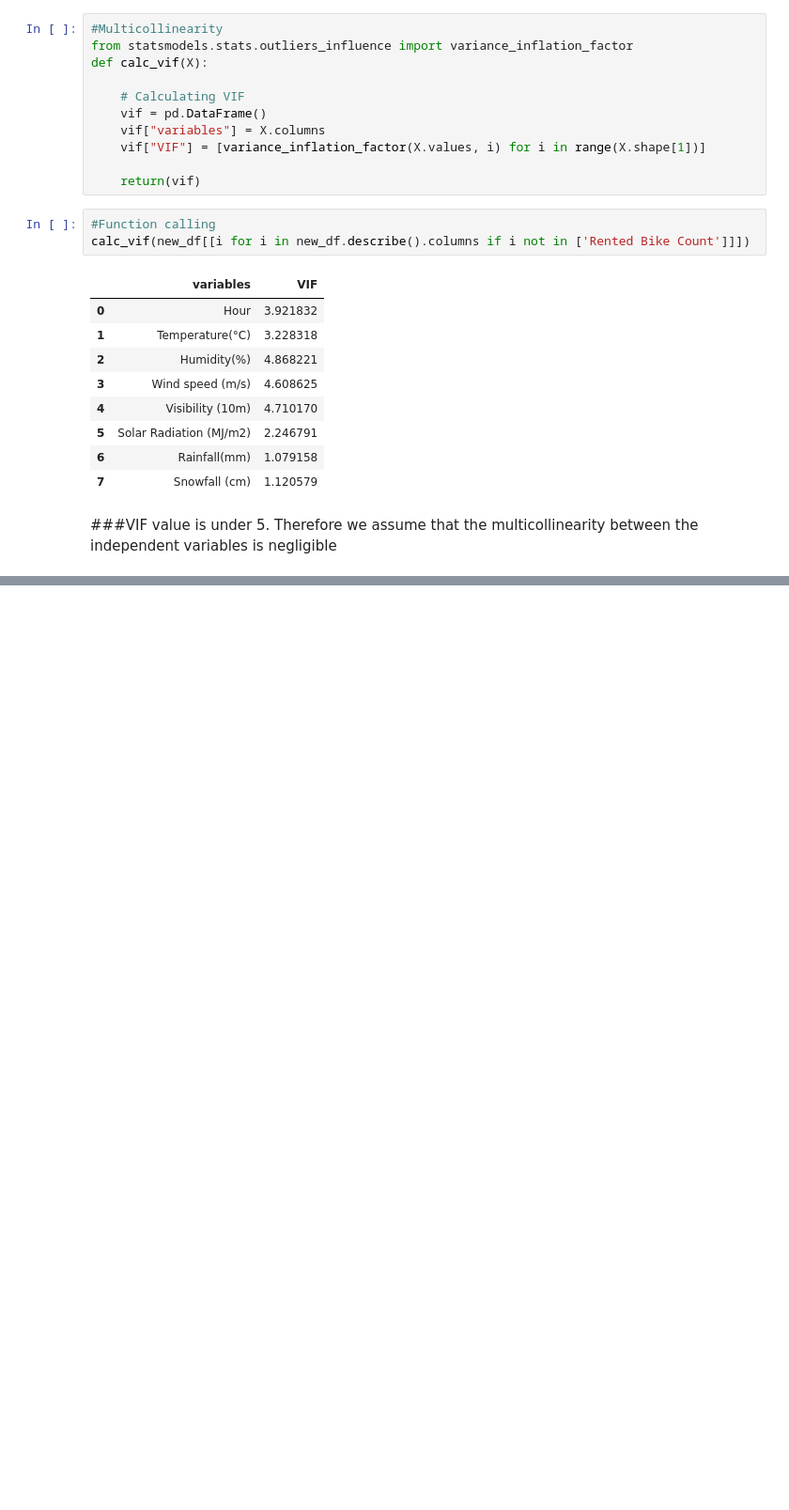
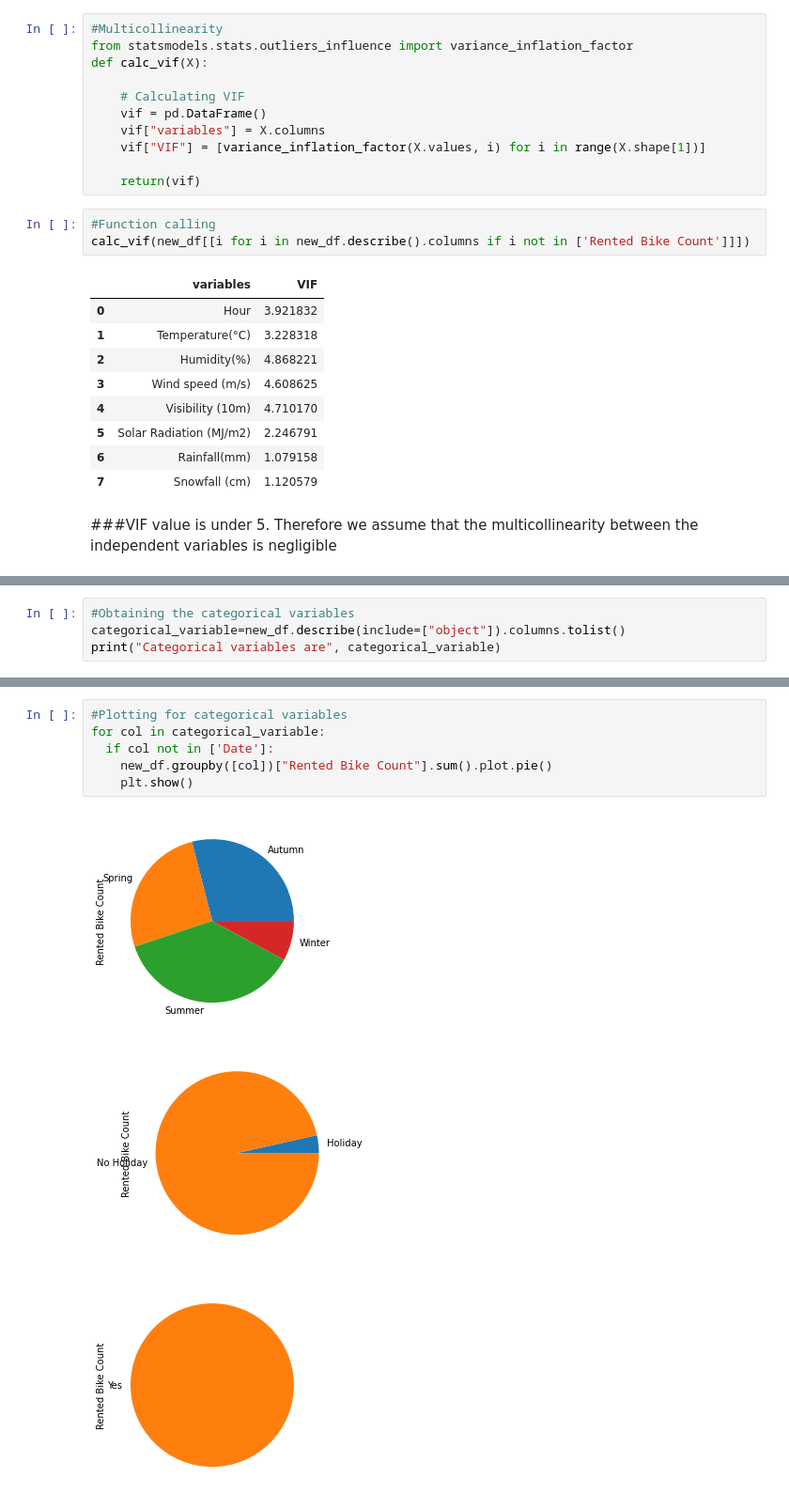
Before and after one commit to manjusreekc/Regression-Bike-Sharing-Demand-Prediction., a Jupyter notebook: Regression_Bike_Sharing_Demand_Prediction_Capstone_Project.ipynb, the cells around one changed output, grey strips where cells are left out. Shown: that part at 94% size. Cells and saved outputs as stored; diff of their text form; blank space fills up the shorter version.

```diff
--- a/Regression_Bike_Sharing_Demand_Prediction_Capstone_Project.ipynb
+++ b/Regression_Bike_Sharing_Demand_Prediction_Capstone_Project.ipynb
@@ -266,0 +287,4 @@ calc_vif(new_df[[i for i in new_df.describe().columns if i not in ['Rented Bike
+# %%
+#Obtaining the categorical variables
+categorical_variable=new_df.describe(include=["object"]).columns.tolist()
+print("Categorical variables are", categorical_variable)
@@ -266,0 +309,10 @@ calc_vif(new_df[[i for i in new_df.describe().columns if i not in ['Rented Bike
+# %%
+#Plotting for categorical variables
+for col in categorical_variable:
+  if col not in ['Date']:
+    new_df.groupby([col])["Rented Bike Count"].sum().plot.pie()
+    plt.show()
+# %% [output]
+[figure, added]
+[figure, added]
+[figure, added]
```
Also changed, not shown: parts of 28 cells of this notebook.
